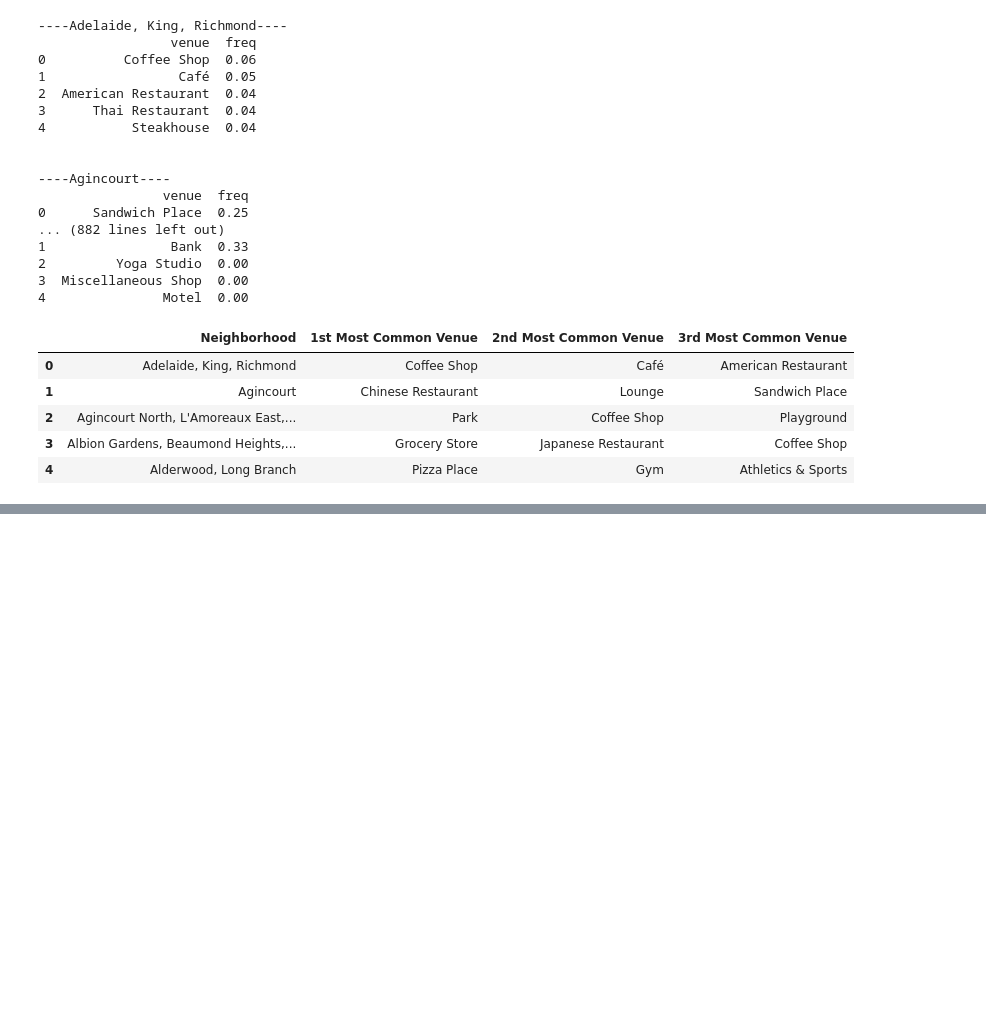
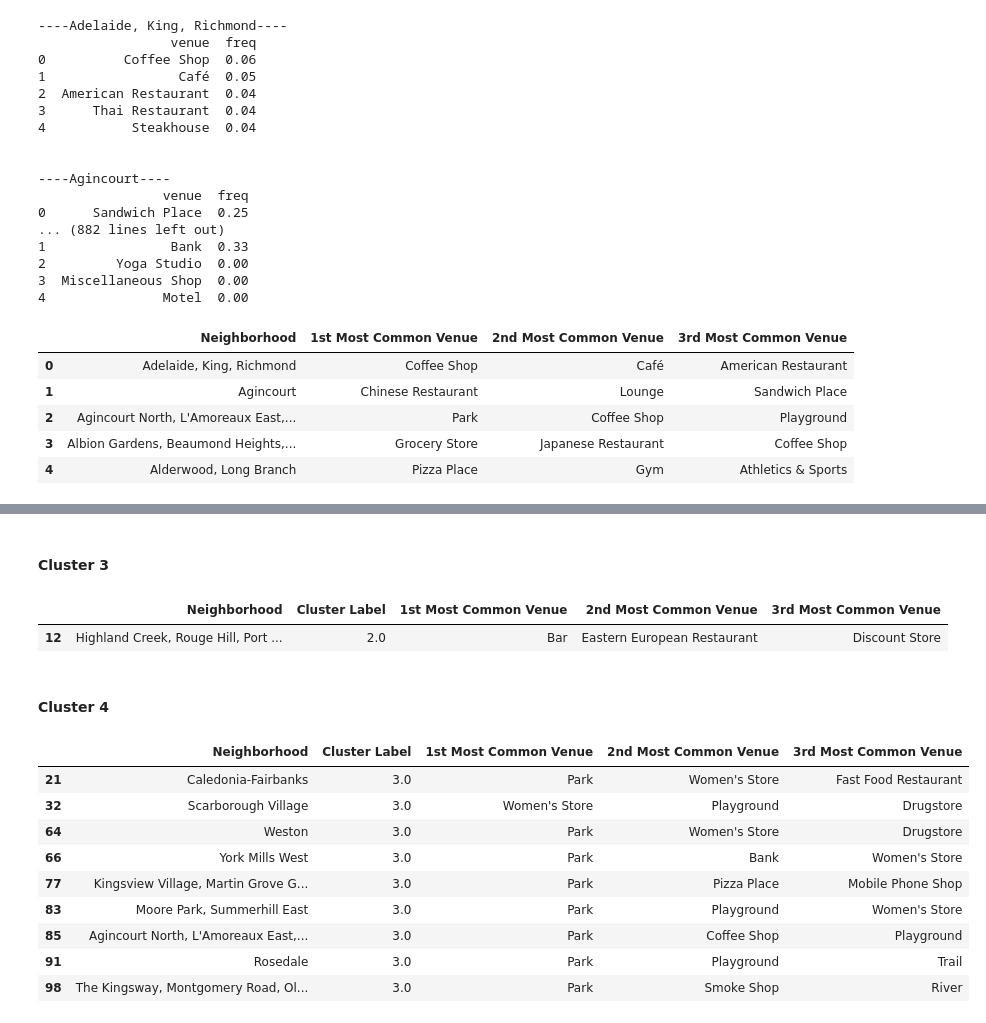
Before and after one commit to strange1120/toronto-neighborhood-clustering, a Jupyter notebook: toronto-clustering.ipynb, the cells around one changed output, grey strips where cells are left out. Cells and saved outputs as stored; diff of their text form; code cells hidden in the pictures; blank space fills up the shorter version.

```diff
--- a/toronto-clustering.ipynb
+++ b/toronto-clustering.ipynb
@@ -388,0 +472,22 @@ neighborhoods_venues_sorted.head()
+# %% [markdown]
+#### Cluster 3
+# %%
+toronto_merged.loc[toronto_merged['Cluster Label'] == 2, toronto_merged.columns[[2] + list(range(5, toronto_merged.shape[1]))]]
+# %% [output]
+|  | Neighborhood | Cluster Label | 1st Most Common Venue | 2nd Most Common Venue | 3rd Most Common Venue |
+| 12 | Highland Creek, Rouge Hill, Port ... | 2.0 | Bar | Eastern European Restaurant | Discount Store |
+# %% [markdown]
+#### Cluster 4
+# %%
+toronto_merged.loc[toronto_merged['Cluster Label'] == 3, toronto_merged.columns[[2] + list(range(5, toronto_merged.shape[1]))]]
+# %% [output]
+|  | Neighborhood | Cluster Label | 1st Most Common Venue | 2nd Most Common Venue | 3rd Most Common Venue |
+| 21 | Caledonia-Fairbanks | 3.0 | Park | Women's Store | Fast Food Restaurant |
+| 32 | Scarborough Village | 3.0 | Women's Store | Playground | Drugstore |
+| 64 | Weston | 3.0 | Park | Women's Store | Drugstore |
+| 66 | York Mills West | 3.0 | Park | Bank | Women's Store |
+| 77 | Kingsview Village, Martin Grove G... | 3.0 | Park | Pizza Place | Mobile Phone Shop |
+| 83 | Moore Park, Summerhill East | 3.0 | Park | Playground | Women's Store |
+| 85 | Agincourt North, L'Amoreaux East,... | 3.0 | Park | Coffee Shop | Playground |
+| 91 | Rosedale | 3.0 | Park | Playground | Trail |
+| 98 | The Kingsway, Montgomery Road, Ol... | 3.0 | Park | Smoke Shop | River |
```
Also changed, not shown: parts of 13 cells of this notebook.
